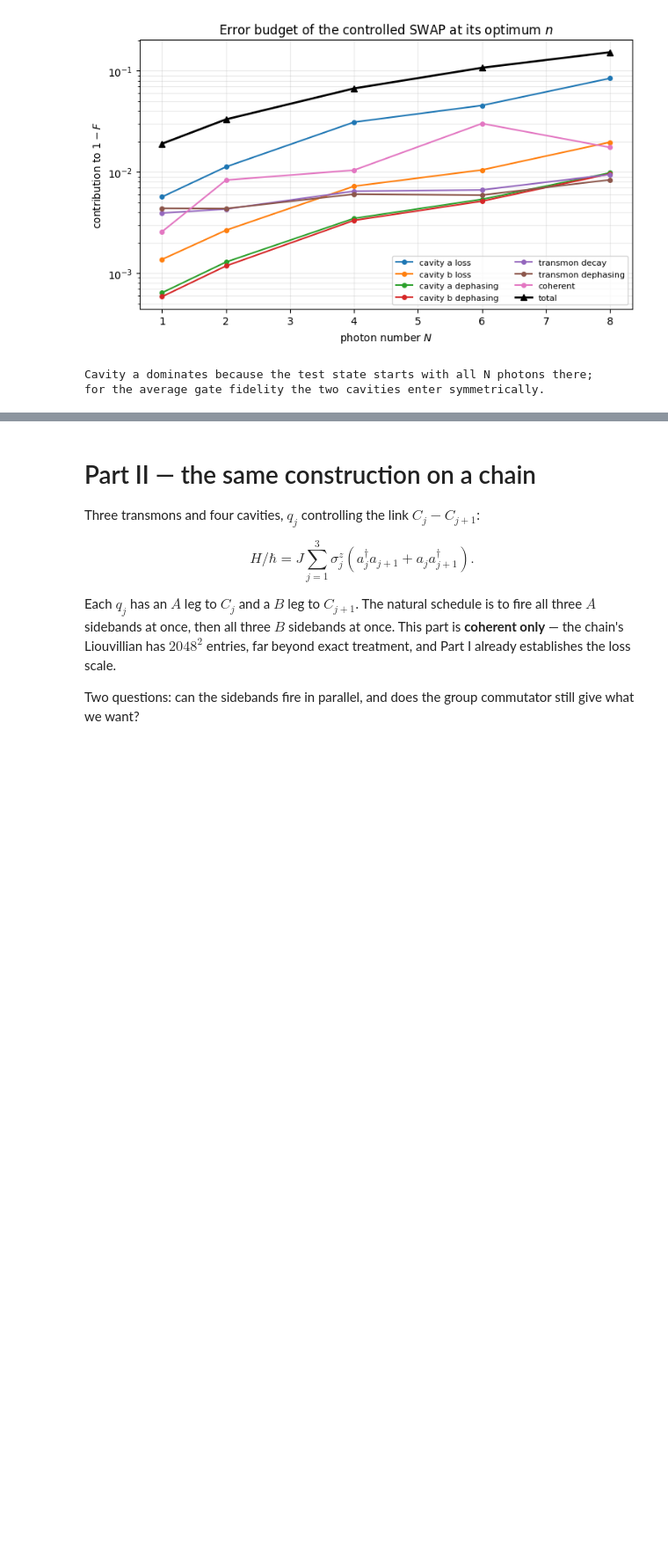
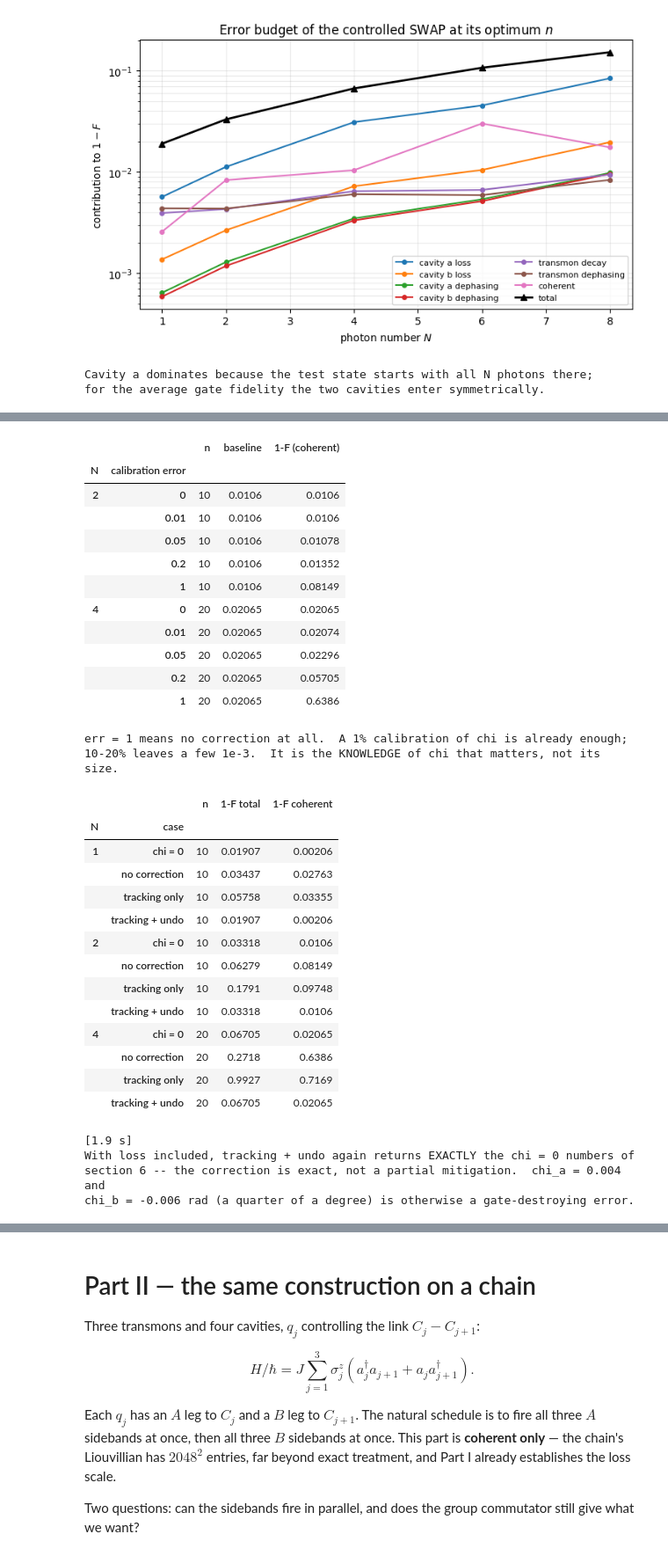
Before and after one commit to TunmayGerg/quantum-simulation-code, a Jupyter notebook: Quantum control/ge_controlled_swap_trotter.ipynb, the cells around one changed output, grey strips where cells are left out. Shown at 88% size. Drawn from its saved outputs; the diff is of its cells as text; code cells hidden in the pictures; blank space fills up the shorter version.

```diff
--- a/Quantum control/ge_controlled_swap_trotter.ipynb
+++ b/Quantum control/ge_controlled_swap_trotter.ipynb
@@ -973,0 +1330,76 @@ for the average gate fidelity the two cavities enter symmetrically.
+# %%
+# ---- 1. what actually has to be calibrated: the error in the assumed chi
+rows = []
+TRUE_A, TRUE_B = 0.004, -0.006
+for N_s, n_s in ((2, 10), (4, 20)):
+    s_s = Link(n_log=N_s)
+    base_s = coherent_infidelity(s_s, cswap_phase_pulses(s_s, "Wsym", n_s)[0], N_s)
+    for err in (0.0, 0.01, 0.05, 0.20, 1.0):        # fractional calibration error
+        segs, _ = cswap_phase_pulses(
+            s_s, "Wsym", n_s, chi_a=TRUE_A, chi_b=TRUE_B,
+            est_a=TRUE_A * (1 - err), est_b=TRUE_B * (1 - err), track=True, undo=True)
+        rows.append({"N": N_s, "n": n_s, "calibration error": err, "baseline": base_s,
+                     "1-F (coherent)": coherent_infidelity(s_s, segs, N_s)})
+display(pd.DataFrame(rows).set_index(["N", "calibration error"]))
+print("err = 1 means no correction at all.  A 1% calibration of chi is already enough;")
+print("10-20% leaves a few 1e-3.  It is the KNOWLEDGE of chi that matters, not its size.")
+
+# ---- 2. the same three levels with loss, at the optimum n of section 6
+t0 = time.time()
+rows = []
+for N_s, n_s in ((1, 10), (2, 10), (4, 20)):
+    s_s = Link(n_log=N_s)
+    rho0, psi = state_test(s_s, N_s)
+    for label, kw in (("chi = 0", {}),
+                      ("no correction", dict(chi_a=TRUE_A, chi_b=TRUE_B)),
+                      ("tracking only", dict(chi_a=TRUE_A, chi_b=TRUE_B, track=True)),
+                      ("tracking + undo", dict(chi_a=TRUE_A, chi_b=TRUE_B,
+                                               track=True, undo=True))):
+        segs, _ = cswap_phase_pulses(s_s, "Wsym", n_s, **kw)
+        rho = unvec(evolve(s_s, segs, vec(rho0)), s_s.D)         # full Lindblad channel
+        rows.append({"N": N_s, "n": n_s, "case": label,
+                     "1-F total": 1 - float(np.real(psi.conj() @ rho @ psi)),
+                     "1-F coherent": coherent_infidelity(s_s, segs, N_s)})
+loss_table = pd.DataFrame(rows).set_index(["N", "case"])
+display(loss_table)
+print(f"[{time.time()-t0:.1f} s]")
+for N_s in (1, 2, 4):
+    a = loss_table.loc[(N_s, "chi = 0"), "1-F total"]
+    b = loss_table.loc[(N_s, "tracking + undo"), "1-F total"]
+    assert abs(a - b) < 1e-9, (N_s, a, b)
+print("With loss included, tracking + undo again returns EXACTLY the chi = 0 numbers of")
+print("section 6 -- the correction is exact, not a partial mitigation.  chi_a = 0.004 and")
+print("chi_b = -0.006 rad (a quarter of a degree) is otherwise a gate-destroying error.")
+# %% [output]
+|  |  | n | baseline | 1-F (coherent) |
+| N | calibration error |  |  |  |
+| 2 | 0 | 10 | 0.0106 | 0.0106 |
+|  | 0.01 | 10 | 0.0106 | 0.0106 |
+|  | 0.05 | 10 | 0.0106 | 0.01078 |
+|  | 0.2 | 10 | 0.0106 | 0.01352 |
+|  | 1 | 10 | 0.0106 | 0.08149 |
+| 4 | 0 | 20 | 0.02065 | 0.02065 |
+|  | 0.01 | 20 | 0.02065 | 0.02074 |
+|  | 0.05 | 20 | 0.02065 | 0.02296 |
+|  | 0.2 | 20 | 0.02065 | 0.05705 |
+|  | 1 | 20 | 0.02065 | 0.6386 |
+err = 1 means no correction at all.  A 1% calibration of chi is already enough;
+10-20% leaves a few 1e-3.  It is the KNOWLEDGE of chi that matters, not its size.
+|  |  | n | 1-F total | 1-F coherent |
+| N | case |  |  |  |
+| 1 | chi = 0 | 10 | 0.01907 | 0.00206 |
+|  | no correction | 10 | 0.03437 | 0.02763 |
+|  | tracking only | 10 | 0.05758 | 0.03355 |
+|  | tracking + undo | 10 | 0.01907 | 0.00206 |
+| 2 | chi = 0 | 10 | 0.03318 | 0.0106 |
+|  | no correction | 10 | 0.06279 | 0.08149 |
+|  | tracking only | 10 | 0.1791 | 0.09748 |
+|  | tracking + undo | 10 | 0.03318 | 0.0106 |
+| 4 | chi = 0 | 20 | 0.06705 | 0.02065 |
+|  | no correction | 20 | 0.2718 | 0.6386 |
+|  | tracking only | 20 | 0.9927 | 0.7169 |
+|  | tracking + undo | 20 | 0.06705 | 0.02065 |
+[1.9 s]
+With loss included, tracking + undo again returns EXACTLY the chi = 0 numbers of
+section 6 -- the correction is exact, not a partial mitigation.  chi_a = 0.004 and
+chi_b = -0.006 rad (a quarter of a degree) is otherwise a gate-destroying error.
```
Also changed, not shown: parts of 14 cells of this notebook, 1 other file.
